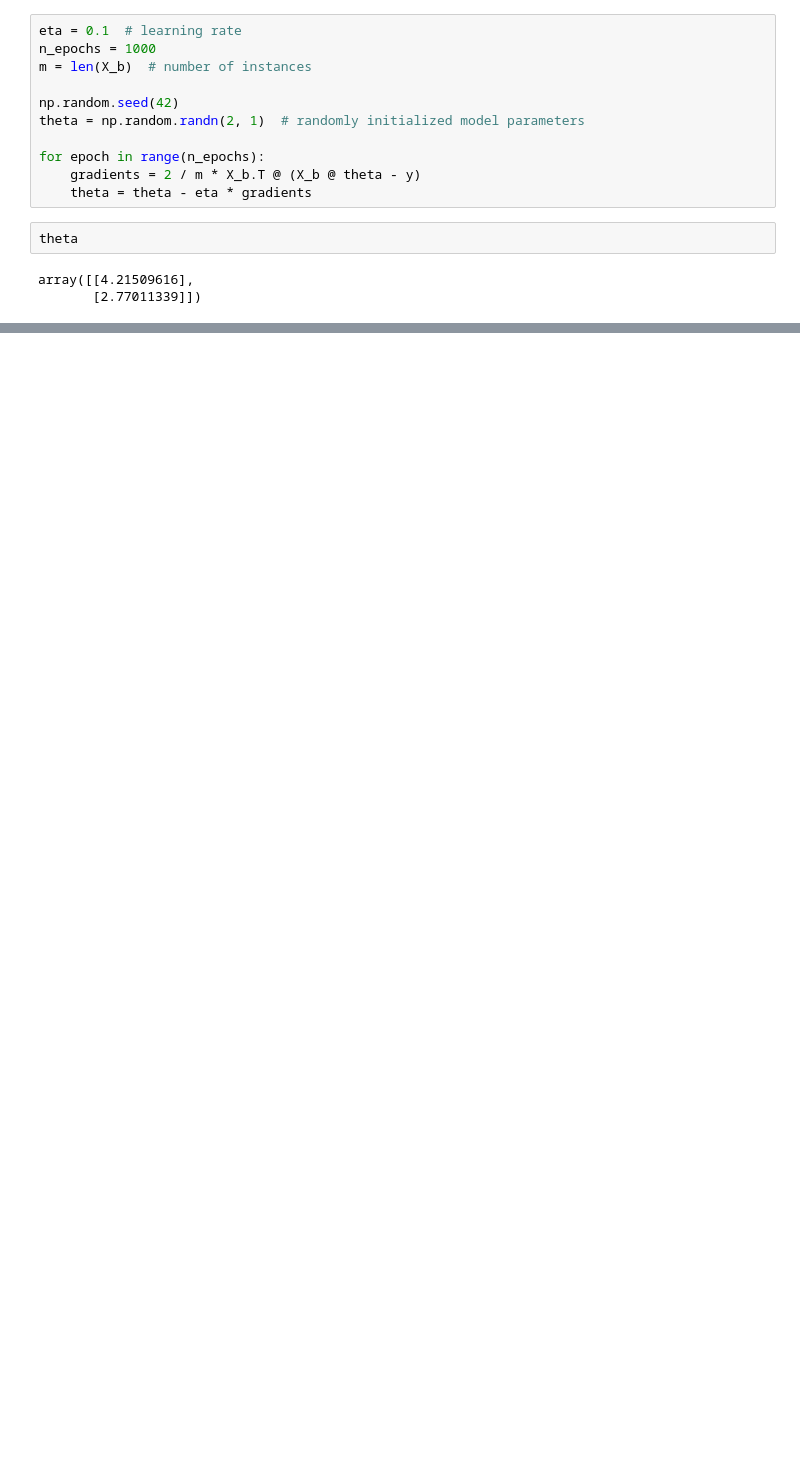
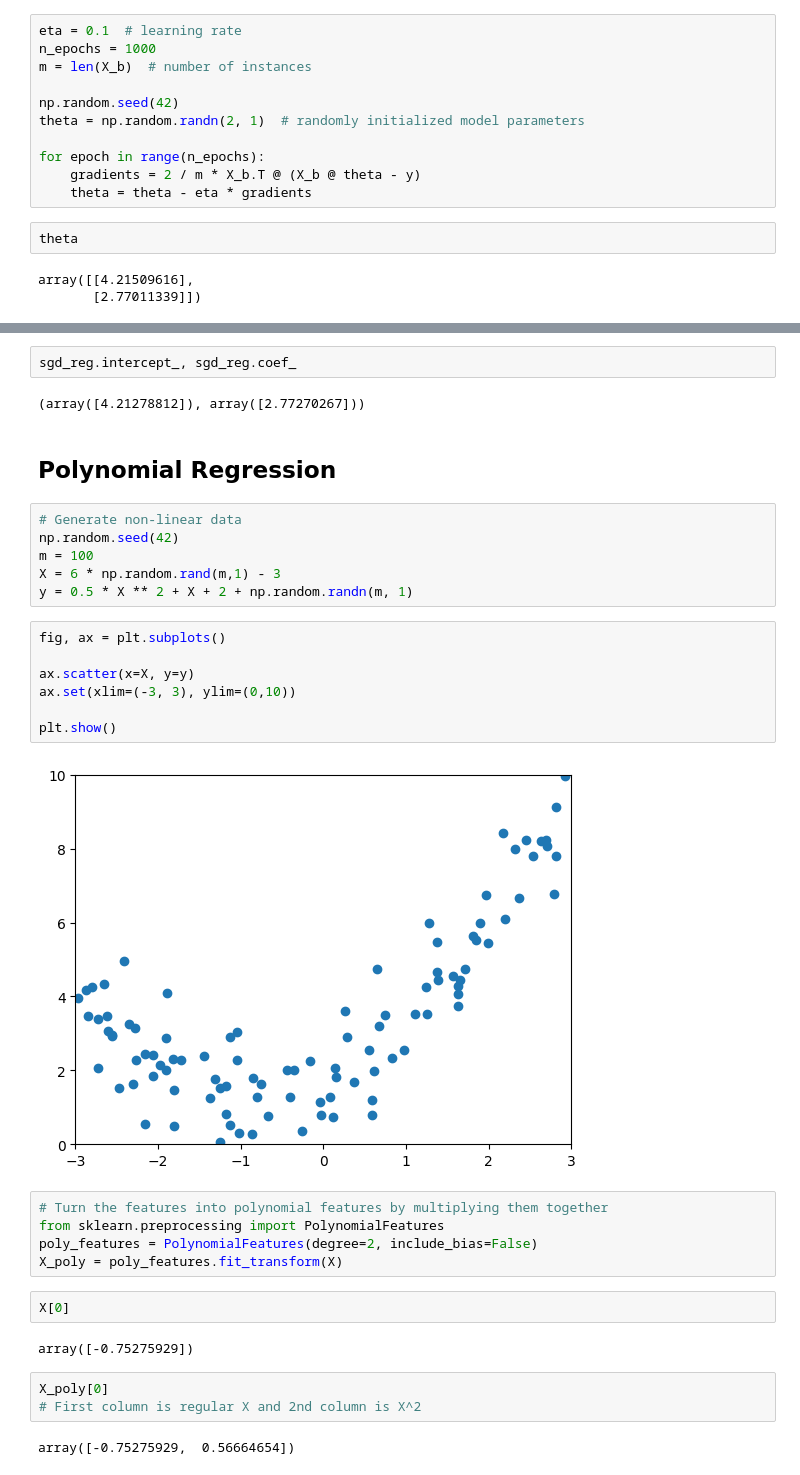
Before and after one commit to mishamickevicius/ML-Projects, a Jupyter notebook: ML-Book-Chapter-Notes/Chapter 4 Basic Models.ipynb, the cells around one changed output, grey strips where cells are left out. Drawn from its saved outputs; the diff is of its cells as text; blank space fills up the shorter version.

```diff
--- a/ML-Book-Chapter-Notes/Chapter 4 Basic Models.ipynb
+++ b/ML-Book-Chapter-Notes/Chapter 4 Basic Models.ipynb
@@ -92,0 +128,35 @@ array([[4.21509616],
+# %%
+sgd_reg.intercept_, sgd_reg.coef_
+# %% [output]
+(array([4.21278812]), array([2.77270267]))
+# %% [markdown]
+## Polynomial Regression
+# %%
+# Generate non-linear data
+np.random.seed(42)
+m = 100
+X = 6 * np.random.rand(m,1) - 3
+y = 0.5 * X ** 2 + X + 2 + np.random.randn(m, 1)
+# %%
+fig, ax = plt.subplots()
+
+ax.scatter(x=X, y=y)
+ax.set(xlim=(-3, 3), ylim=(0,10))
+
+plt.show()
+# %% [output]
+[figure, added]
+# %%
+# Turn the features into polynomial features by multiplying them together
+from sklearn.preprocessing import PolynomialFeatures
+poly_features = PolynomialFeatures(degree=2, include_bias=False)
+X_poly = poly_features.fit_transform(X)
+# %%
+X[0]
+# %% [output]
+array([-0.75275929])
+# %%
+X_poly[0]
+# First column is regular X and 2nd column is X^2
+# %% [output]
+array([-0.75275929,  0.56664654])
```
Also changed, not shown: parts of 15 cells of this notebook.
